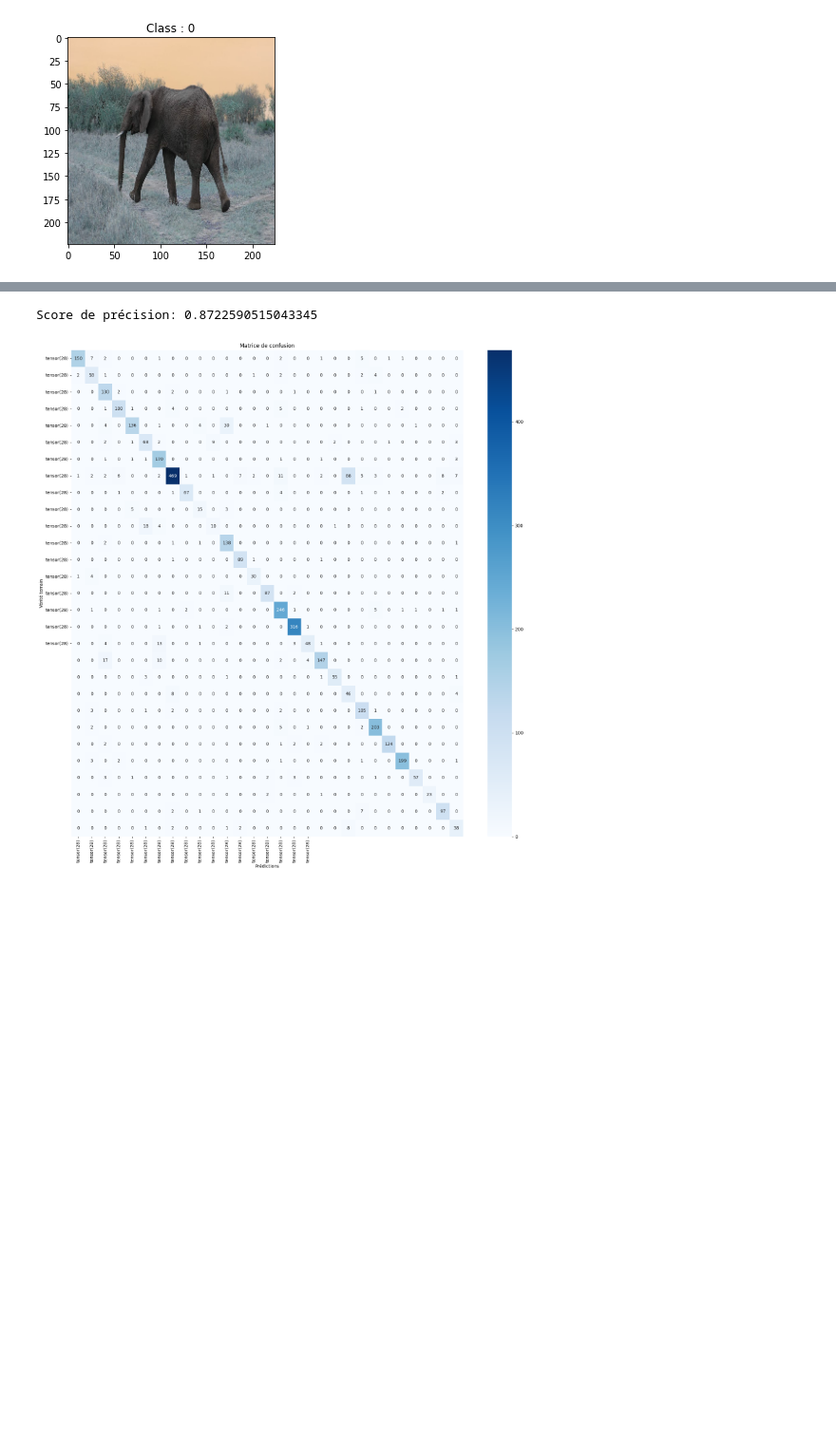
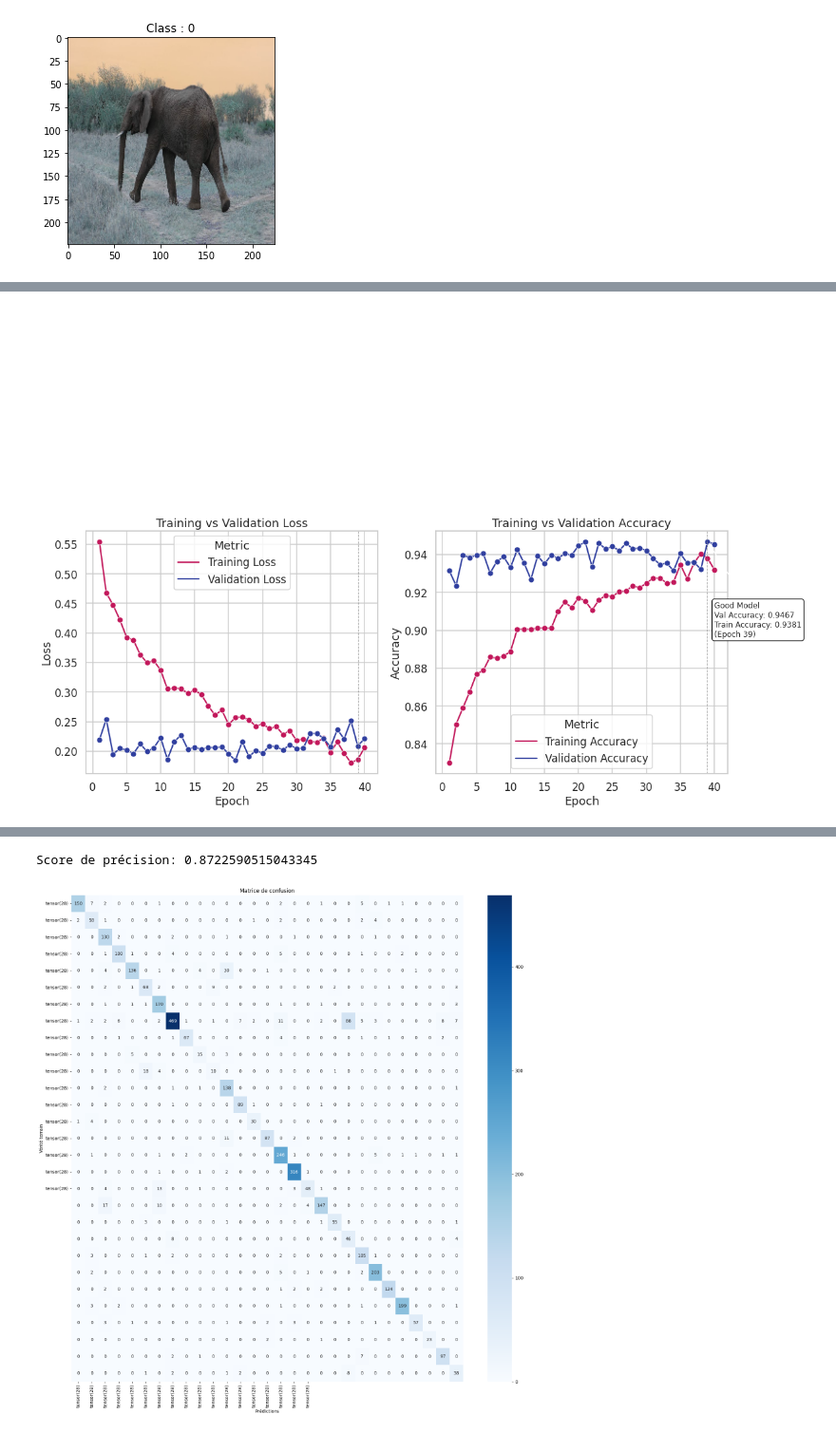
Before and after one commit to avishagnevo/functional-entropy, a Jupyter notebook: transfer_training.ipynb, the cells around one changed output, grey strips where cells are left out. Shown: that part at 95% size. Drawn from its saved outputs; the diff is of its cells as text; code cells hidden in the pictures; blank space fills up the shorter version.

```diff
--- a/transfer_training.ipynb
+++ b/transfer_training.ipynb
@@ -464,3 +459,100 @@ Checkpoint saved to checkpoints/checkpoint_12epoch_0.9367acc_0.9138valacc_15c.pt
+# %%
+import re
+import pandas as pd
+import seaborn as sns
+import matplotlib.pyplot as plt
+
+def parse_log_and_plot(log_text: str) -> None:
+
+    # Define regex pattern to extract metrics from lines starting with "Epoch"
+    pattern = re.compile(
+        r"Epoch\s+(\d+)/\d+\s+-\s+loss:\s+([\d.]+)\s+-\s+accuracy:\s+([\d.]+)\s+-\s+val_loss:\s+([\d.]+)\s+-\s+val_accuracy:\s+([\d.]+)"
+    )
+
+    epochs, train_losses, train_accs, val_losses, val_accs = [], [], [], [], []
+
+    for line in log_text.splitlines():
+        match = pattern.search(line)
+        if match:
+            epochs.append(int(match.group(1)))
+            train_losses.append(float(match.group(2)))
+            train_accs.append(float(match.group(3)))
+            val_losses.append(float(match.group(4)))
+            val_accs.append(float(match.group(5)))
+
+    # Create DataFrames for plotting
+    df_loss = pd.DataFrame({
+        "Epoch": epochs,
+        "Training Loss": train_losses,
+        "Validation Loss": val_losses
+    })
+    df_acc = pd.DataFrame({
+        "Epoch": epochs,
+        "Training Accuracy": train_accs,
+        "Validation Accuracy": val_accs
+    })
+
+    # Identify the best validation accuracy (the "sweet spot")
+    best_idx = df_acc["Validation Accuracy"].idxmax()
+    best_idx = 38
+    best_epoch = df_acc.loc[best_idx, "Epoch"]
+    best_train_acc = df_acc.loc[best_idx, "Training Accuracy"]
+    best_val_acc = df_acc.loc[best_idx, "Validation Accuracy"]
+
+    # Set up Seaborn style and define a darker pink-blue palette
+    sns.set(style="whitegrid", context="talk")
+    dark_pink_blue_palette = sns.color_palette(["#C2185B", "#303F9F"])
+
+    # Melt the data for plotting
+    loss_melted = df_loss.melt("Epoch", var_name="Metric", value_name="Loss")
+    acc_melted = df_acc.melt("Epoch", var_name="Metric", value_name="Accuracy")
+
+    # Create subplots: one for loss, one for accuracy
+    fig, axes = plt.subplots(1, 2, figsize=(18, 7))
+
+    # Plot Loss
+    sns.lineplot(ax=axes[0], data=loss_melted, x="Epoch", y="Loss", hue="Metric", marker="o", palette=dark_pink_blue_palette)
+    axes[0].set_title("Training vs Validation Loss")
+    axes[0].set_xlabel("Epoch")
+    axes[0].set_ylabel("Loss")
+
+    # Plot Accuracy
+    sns.lineplot(ax=axes[1], data=acc_melted, x="Epoch", y="Accuracy", hue="Metric", marker="o", palette=dark_pink_blue_palette)
+    axes[1].set_title("Training vs Validation Accuracy")
+    axes[1].set_xlabel("Epoch")
+    axes[1].set_ylabel("Accuracy")
+
+        # Mark and annotate the best validation accuracy ("sweet spot")
+    axes[0].axvline(x=best_epoch, color="gray", linestyle="--", linewidth=1)
+    axes[0].annotate(
+        f"Good Model",
+        xy=(best_epoch, best_val_acc),
+        xytext=(best_epoch + 1, best_val_acc - 0.05),
+        arrowprops=dict(facecolor="black", arrowstyle="->"),
+        fontsize=12,
+        bbox=dict(boxstyle="round,pad=0.3", fc="white", ec="black", lw=1)
+    )
+    # Mark and annotate the best validation accuracy ("sweet spot")
+    axes[1].axvline(x=best_epoch, color="gray", linestyle="--", linewidth=1)
+    axes[1].annotate(
+        f"Good Model\nVal Accuracy: {best_val_acc:.4f}\nTrain Accuracy: {best_train_acc:.4f}\n(Epoch {best_epoch})",
+        xy=(best_epoch, best_val_acc),
+        xytext=(best_epoch + 1, best_val_acc - 0.05),
+        arrowprops=dict(facecolor="black", arrowstyle="->"),
+        fontsize=12,
+        bbox=dict(boxstyle="round,pad=0.3", fc="white", ec="black", lw=1)
+    )
+
+
+    #plt.tight_layout()
+    plt.show()
+
+# Example usage:
+log_text = '''
+'''
+parse_log_and_plot(log_text)
+# %% [output]
+[figure, added]
 # %%
 import torch
 
```
Also changed, not shown: parts of 11 cells of this notebook, 10 other files.
